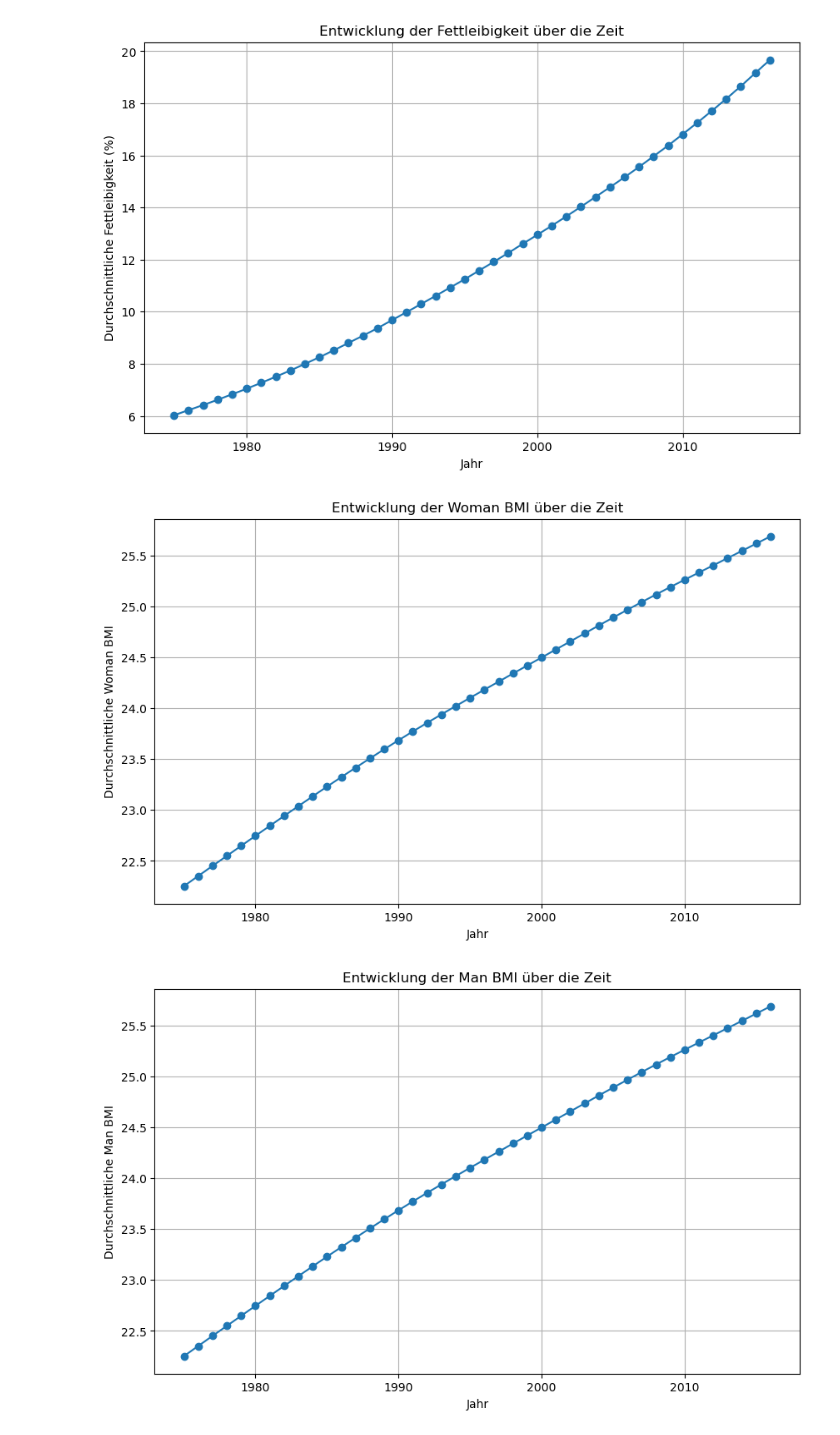
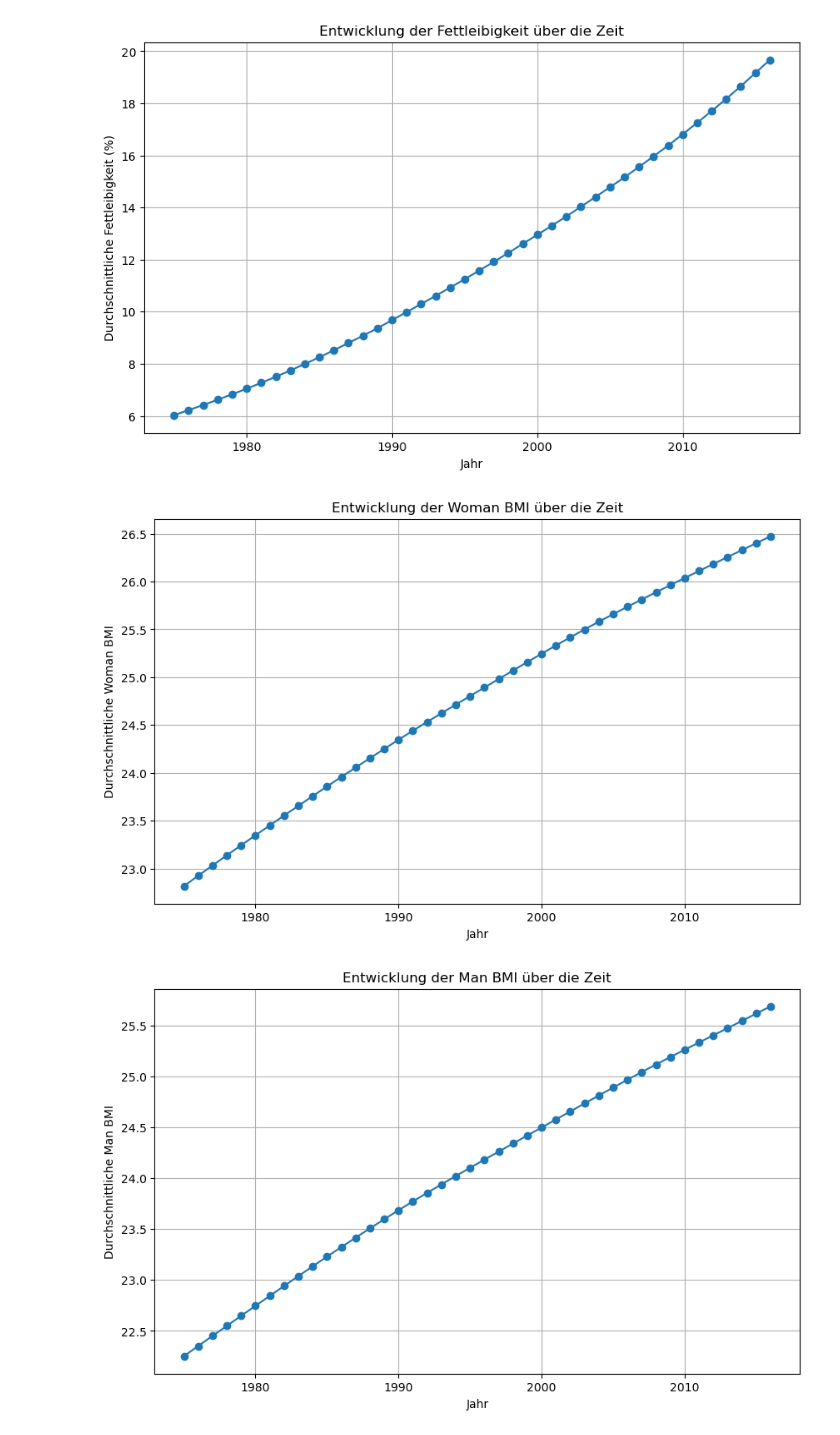
Before and after one commit to simona-cyber/LN-Python, a Jupyter notebook: Grundgerüst_Leistungsnachweis.ipynb, the cells around one changed output. Drawn from its saved outputs; the diff is of its cells as text; code cells hidden in the pictures.

```diff
--- a/Grundgerüst_Leistungsnachweis.ipynb
+++ b/Grundgerüst_Leistungsnachweis.ipynb
@@ -736,8 +736,8 @@ Jahr
 2016    19.665482
 Name: Fettleibigkeit, dtype: float64
 # %%
-mean_per_year = df2.groupby('Jahr')['Woman BMI'].mean()
-print(mean_per_year)
+mean_per_year_woman = df2.groupby('Jahr')['Woman BMI'].mean()
+print(mean_per_year_woman)
 # %% [output]
 Jahr
 1975    22.815293
@@ -825,15 +825,15 @@ plt.show()
 # %%
 import matplotlib.pyplot as plt
 
 plt.figure(figsize=(10, 6))
-plt.plot(mean_per_year.index, mean_per_year.values, marker='o', linestyle='-')
+plt.plot(mean_per_year_woman.index, mean_per_year_woman.values, marker='o', linestyle='-')
 plt.title('Entwicklung der Woman BMI über die Zeit')
 plt.xlabel('Jahr')
 plt.ylabel('Durchschnittliche Woman BMI')
 plt.grid(True)
 plt.show()
 # %% [output]
-[figure, old version]
+[figure, new version]
 # %%
 import matplotlib.pyplot as plt
 
```
Also changed, not shown: parts of 5 cells of this notebook.
